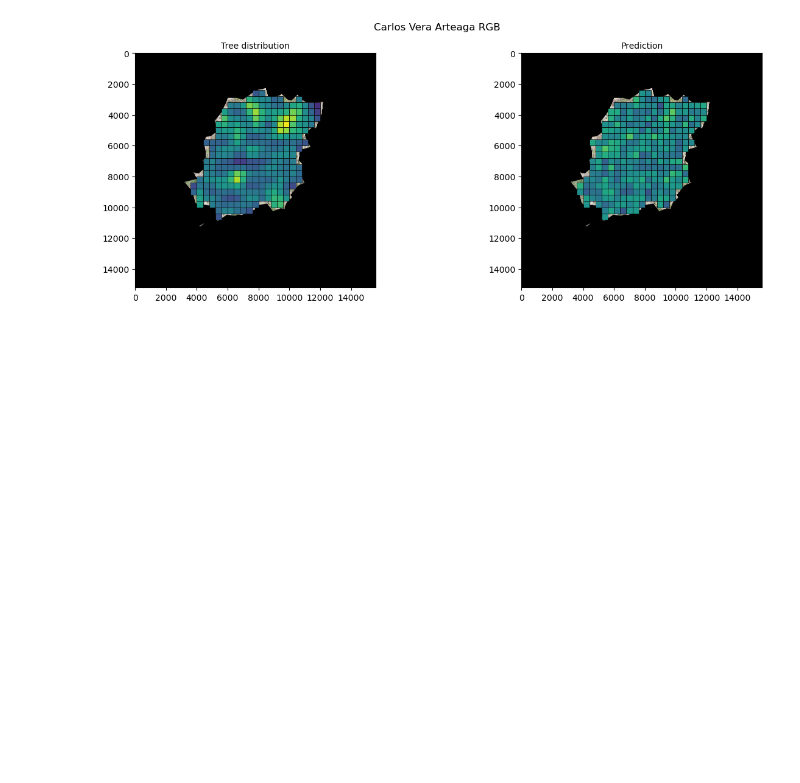
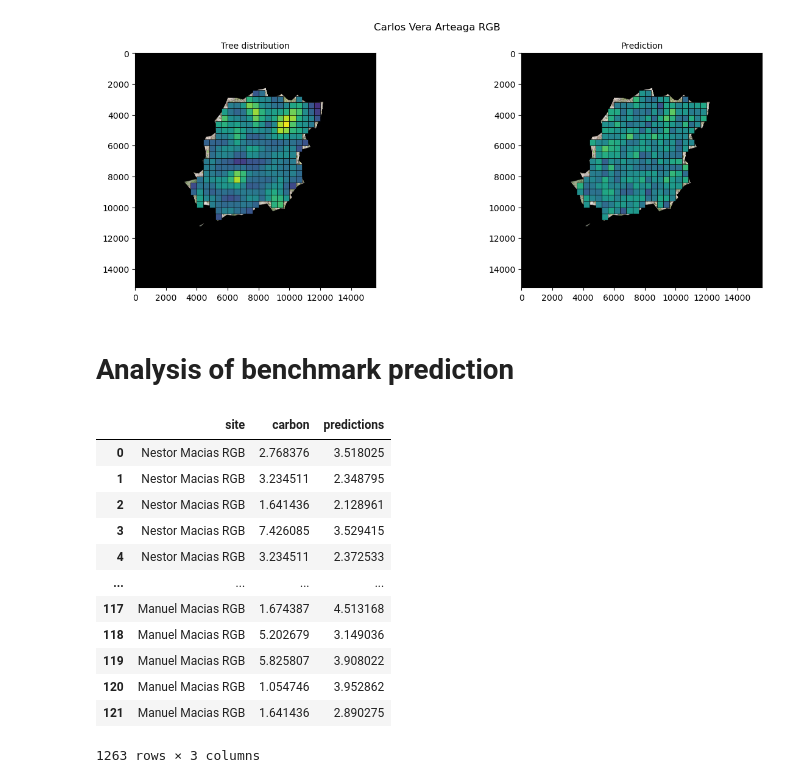
Before and after one commit to TimEngelmann/ai4est, a Jupyter notebook: exploration/patches_exploration.ipynb, the cells around one changed output. Drawn from its saved outputs; the diff is of its cells as text; code cells hidden in the pictures; blank space fills up the shorter version.

```diff
--- a/exploration/patches_exploration.ipynb
+++ b/exploration/patches_exploration.ipynb
@@ -235,3 +236,27 @@ for idx_patch, patch in patches_site[patches_site.rotation == angle_deg].iterrow
 plt.show()
 # %% [output]
 [figure]
+# %% [markdown]
+# Analysis of benchmark prediction
+# %%
+benchmark = pd.DataFrame(columns=['site', 'true_value', 'preds'])
+for site in patches.site.unique():
+    predictions = pd.read_csv('../results/benchmark/{}.csv'.format(site), index_col=0)
+    predictions['site'] = site
+    benchmark = pd.concat([benchmark, predictions])
+benchmark = benchmark.rename(columns={'true_value': 'carbon', 'preds': 'predictions'})
+benchmark
+# %% [output]
+|  | site | carbon | predictions |
+| 0 | Nestor Macias RGB | 2.768376 | 3.518025 |
+| 1 | Nestor Macias RGB | 3.234511 | 2.348795 |
+| 2 | Nestor Macias RGB | 1.641436 | 2.128961 |
+| 3 | Nestor Macias RGB | 7.426085 | 3.529415 |
+| 4 | Nestor Macias RGB | 3.234511 | 2.372533 |
+| ... | ... | ... | ... |
+| 117 | Manuel Macias RGB | 1.674387 | 4.513168 |
+| 118 | Manuel Macias RGB | 5.202679 | 3.149036 |
+| 119 | Manuel Macias RGB | 5.825807 | 3.908022 |
+| 120 | Manuel Macias RGB | 1.054746 | 3.952862 |
+| 121 | Manuel Macias RGB | 1.641436 | 2.890275 |
+1263 rows × 3 columns
```
Also changed, not shown: parts of 5 cells of this notebook, 1 other file.
